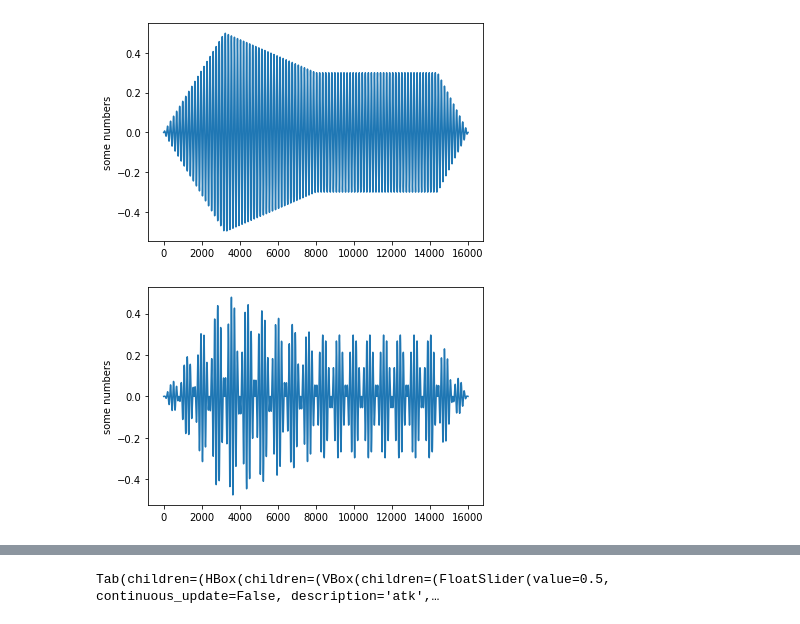
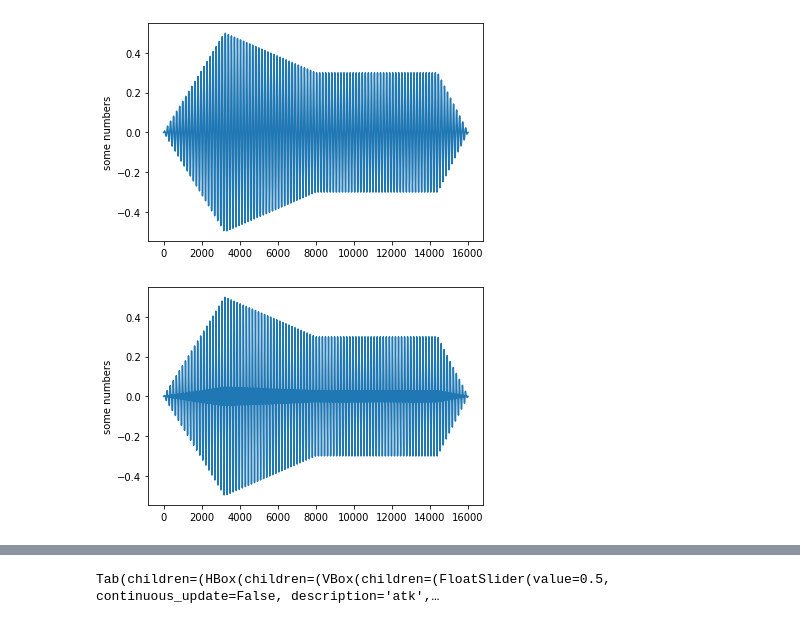
Before and after one commit to mezaga/ACIML, a Jupyter notebook: ACIML_seminario_prototype_final.ipynb, the cells around one changed output, grey strips where cells are left out. Cells and saved outputs as stored; diff of their text form; code cells hidden in the pictures.

```diff
--- a/ACIML_seminario_prototype_final.ipynb
+++ b/ACIML_seminario_prototype_final.ipynb
@@ -253,7 +345,7 @@ replace vanilla_decoder/keras_metadata.pb? [y]es, [n]o, [A]ll, [N]one, [r]ename:
 
 from google.colab import files
 
-dropdown = 'Subir archivos' #@param ["Subir archivos", "crear", "grabar"]
+dropdown = 'crear' #@param ["Subir archivos", "crear", "grabar"]
 if dropdown == 'Subir archivos':
   text = [widgets.Text(value='Synth', placeholder='Type something', description='group_id:', disabled=False)
 ]
@@ -405,7 +504,7 @@ DATA_filt
 # %%
 #@title Visualización de datos { run: "auto" }
 ids = list(DATA_filt['id'])
-audio_viz = 'histogram' #@param ['PCA','F0', 'histogram','spectrogram']
+audio_viz = 'PCA' #@param ['PCA','F0', 'histogram','spectrogram']
 #fig, ax = plt.subplots()
 plt.figure(figsize = [12,5])
 #fig.set_size_inches([12,5])
@@ -850,22 +987,28 @@ class SynthGen:
     sig = np.cos(carrier + mod)
     return sig * self.env
 
-  def additive(self, freq = 100, dur= 1, amplist= []):
-    i = 1
-    t = np.linspace(0, dur, math.ceil(self.sr * dur))
+  def additive(self, freq = 100, harms = 3, dur = 1):
+     i = 1
+     t = np.linspace(0, dur, math.ceil(self.sr * dur))
     ### initialize a new output
-    sig = np.zeros(t.size)
-    for num in amplist:
-        x = np.multiply(sinusoid(freq * i, dur), num)
-        ### sum it to the output
-        sig = sig + x
-        i+=1
+     sig = np.zeros(t.size)
+     for harm in range(harms):
+       if i == 0:
+         x = np.multiply(sinusoid(freq * harm, dur),0.5)
+         sig = sig + x
+         i+=1
+       else:
+         x = np.multiply(sinusoid(freq * harm, dur), np.random.rand(1)[0])
+         sig = sig + x
+         i+=1
+
     ### making sure the maximum amplitude does not exeed 1
-    if np.max(sig)>abs(np.min(sig)):
+     if np.max(sig)>abs(np.min(sig)):
         sig = sig / np.max(sig)
-    else:
+     else:
         sig = sig / -np.min(sig)
-    return sig * self.env
+     return sig * self.env
+
 
   def sustractive(self, lowcut= 800, highcut = 1000):
 
@@ -885,23 +1028,23 @@ class SynthGen:
     sig = np.random.rand(num_samples) * 2 - 1
     sig = butter_bandpass_filter(sig, lowcut, highcut, num_samples)
 
-    return sig
+    return sig * self.env
 # %%
 import matplotlib.pyplot as plt
 
 sr = 16000
 z = envelope(0.5,0.3,0.3,0.1,[0.2,0.3,0.4,0.1], 16000*1)
 synth = SynthGen(sr, z)
-s = synth.am()
+s = synth.additive()
 
 
 #z = synth.sustractive()
 
 plt.plot(s)
 plt.ylabel('some numbers')
 plt.show()
 # %% [output]
-[figure, old version]
+[figure, new version]
 # %%
 import IPython
 IPython.display.display(IPython.display.Audio(AM[1], rate = 16000))
```
Also changed, not shown: parts of 22 cells of this notebook.
